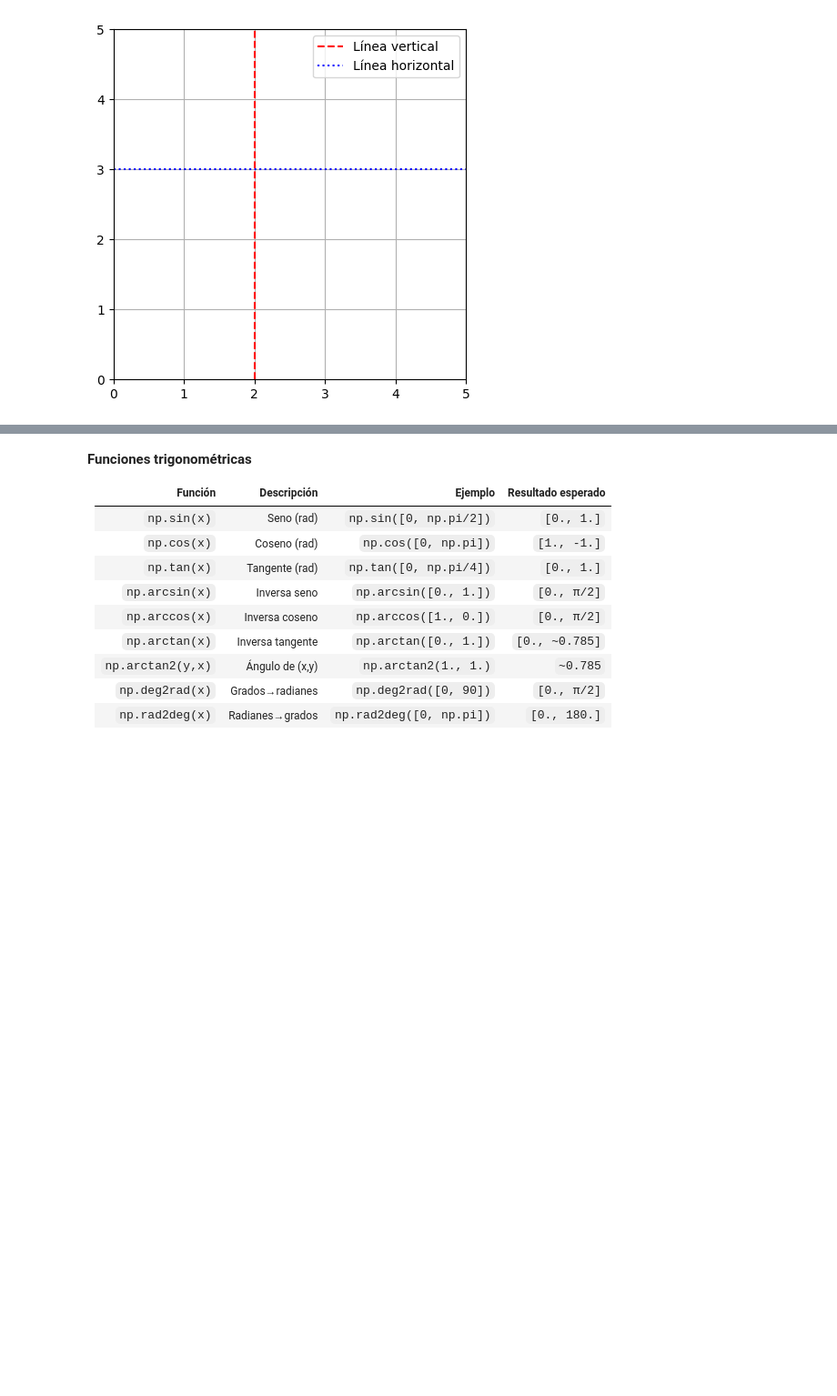
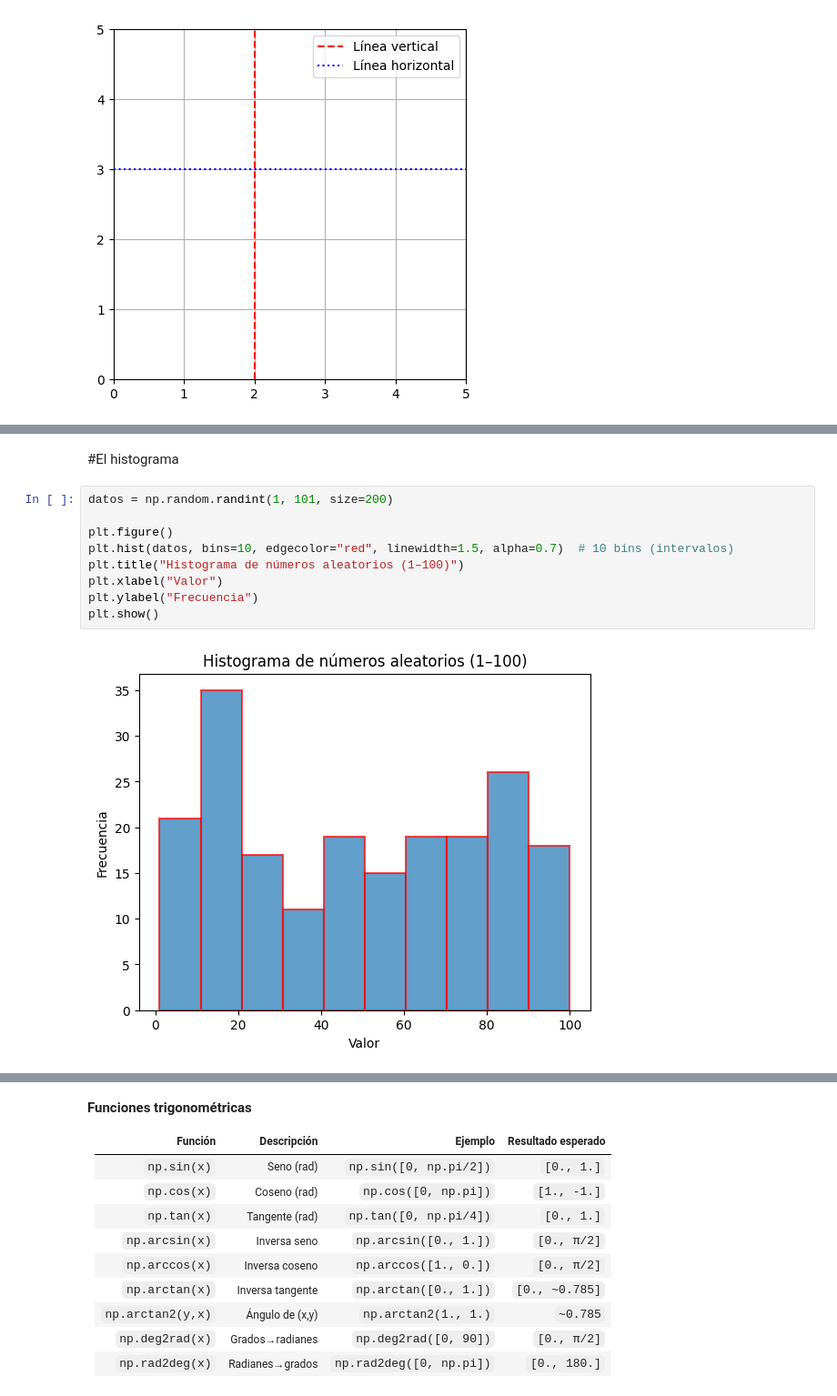
Before and after one commit to mike1502/THC, a Jupyter notebook: Python/NivelIntermedio/Modulos_Y_Bibliotecas/matplotlib.ipynb, the cells around one changed output, grey strips where cells are left out. Shown at 91% size. Drawn from its saved outputs; the diff is of its cells as text; blank space fills up the shorter version.

```diff
--- a/Python/NivelIntermedio/Modulos_Y_Bibliotecas/matplotlib.ipynb
+++ b/Python/NivelIntermedio/Modulos_Y_Bibliotecas/matplotlib.ipynb
@@ -785,0 +804,13 @@ plt.show()
+# %% [markdown]
+#El histograma
+# %%
+datos = np.random.randint(1, 101, size=200)
+
+plt.figure()
+plt.hist(datos, bins=10, edgecolor="red", linewidth=1.5, alpha=0.7)  # 10 bins (intervalos)
+plt.title("Histograma de números aleatorios (1–100)")
+plt.xlabel("Valor")
+plt.ylabel("Frecuencia")
+plt.show()
+# %% [output]
+[figure, added]
```
Also changed, not shown: parts of 4 cells of this notebook.
